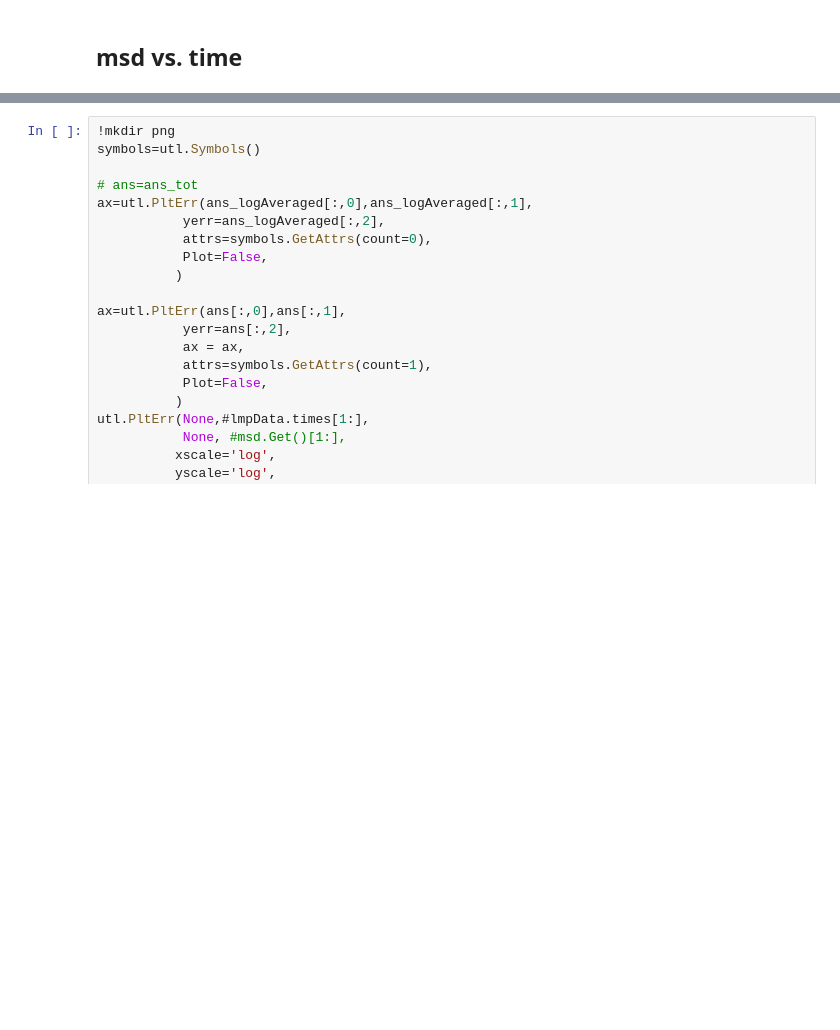
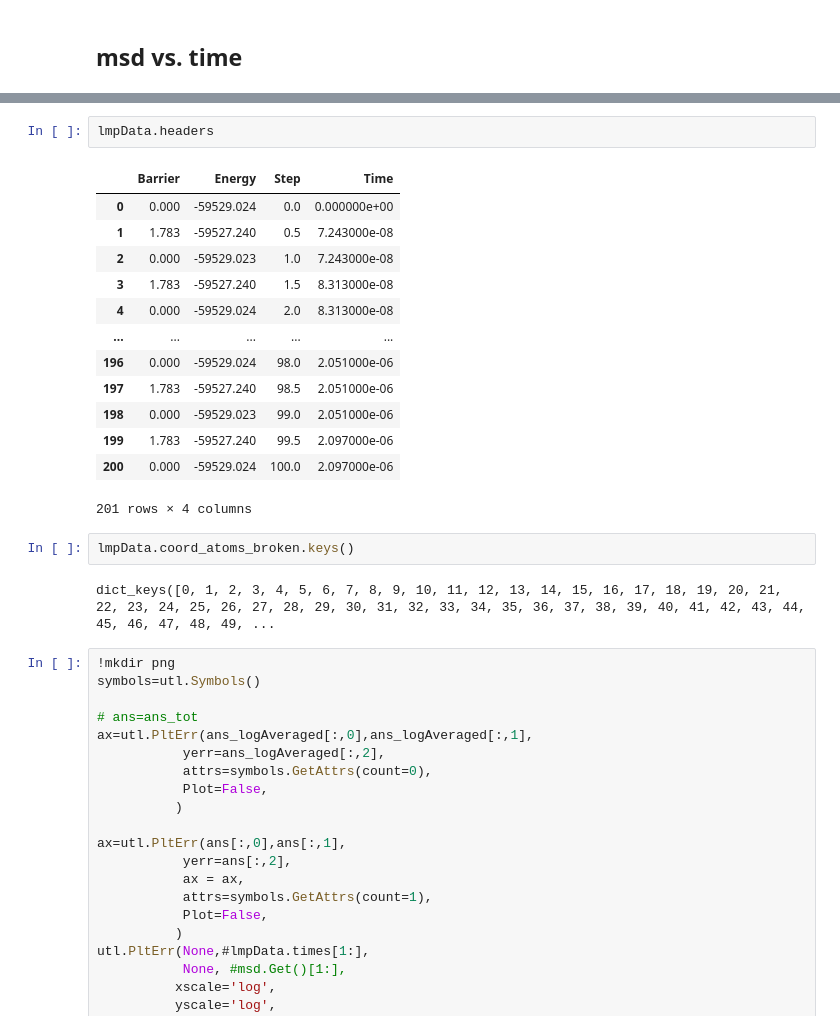
Before and after one commit to kkarimi62/vacancyDiffusion, a Jupyter notebook: postproc/postproc.ipynb, the cells around one changed output, grey strips where cells are left out. Cells and saved outputs as stored; diff of their text form; blank space fills up the shorter version.

```diff
--- a/postproc/postproc.ipynb
+++ b/postproc/postproc.ipynb
@@ -595,3 +599,23 @@ mkdir: msd: File exists
+# %%
+lmpData.headers
+# %% [output]
+|  | Barrier | Energy | Step | Time |
+| 0 | 0.000 | -59529.024 | 0.0 | 0.000000e+00 |
+| 1 | 1.783 | -59527.240 | 0.5 | 7.243000e-08 |
+| 2 | 0.000 | -59529.023 | 1.0 | 7.243000e-08 |
+| 3 | 1.783 | -59527.240 | 1.5 | 8.313000e-08 |
+| 4 | 0.000 | -59529.024 | 2.0 | 8.313000e-08 |
+| ... | ... | ... | ... | ... |
+| 196 | 0.000 | -59529.024 | 98.0 | 2.051000e-06 |
+| 197 | 1.783 | -59527.240 | 98.5 | 2.051000e-06 |
+| 198 | 0.000 | -59529.023 | 99.0 | 2.051000e-06 |
+| 199 | 1.783 | -59527.240 | 99.5 | 2.097000e-06 |
+| 200 | 0.000 | -59529.024 | 100.0 | 2.097000e-06 |
+201 rows × 4 columns
+# %%
+lmpData.coord_atoms_broken.keys()
+# %% [output]
+dict_keys([0, 1, 2, 3, 4, 5, 6, 7, 8, 9, 10, 11, 12, 13, 14, 15, 16, 17, 18, 19, 20, 21, 22, 23, 24, 25, 26, 27, 28, 29, 30, 31, 32, 33, 34, 35, 36, 37, 38, 39, 40, 41, 42, 43, 44, 45, 46, 47, 48, 49, ...
 # %%
 !mkdir png
 symbols=utl.Symbols()
```
Also changed, not shown: parts of 6 cells of this notebook.
